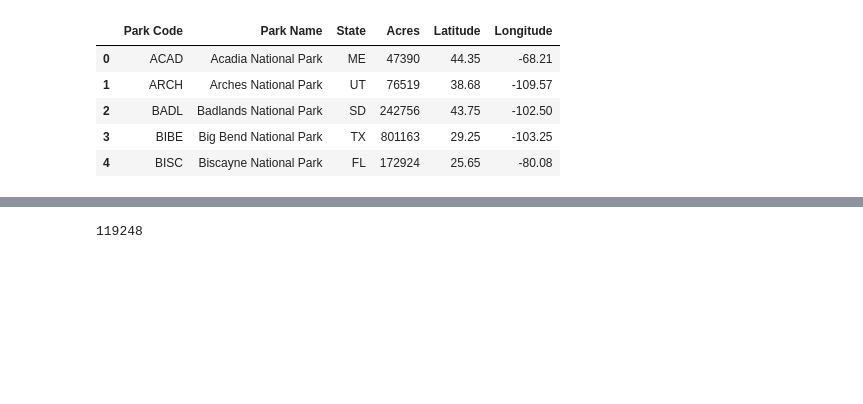
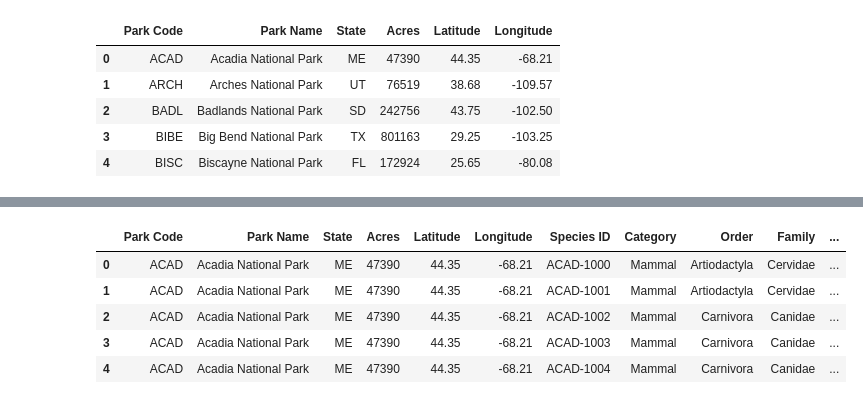
Before and after one commit to gabrielaza22/project-3-group-01, a Jupyter notebook: Data_engineering_eda/Q3.ipynb, the cells around one changed output, grey strips where cells are left out. Drawn from its saved outputs; the diff is of its cells as text; code cells hidden in the pictures; blank space fills up the shorter version.

```diff
--- a/Data_engineering_eda/Q3.ipynb
+++ b/Data_engineering_eda/Q3.ipynb
@@ -13,6 +13,6 @@ from sqlalchemy.orm import Session
 from sqlalchemy import create_engine, text, inspect, func
 # %%
 # Read the CSV files
-df1 = pd.read_csv('Resources/parks.csv')
-df = pd.read_csv('Resources/species.csv')
+parks_df = pd.read_csv('Resources/parks.csv')
+species_df = pd.read_csv('Resources/species.csv')
 # %%
@@ -35,5 +35,5 @@ df.head()
 | 4 | ACAD-1004 | Acadia National Park | Mammal | Carnivora | Canidae | Vulpes vulpes | Black Fox, Cross Fox, Eastern Red... | Approved | ... |
 # %%
 #drop_list = ["Record Status", "Occurrence", "Nativeness", "Abundance", "Seasonality"]
-df.drop(["Record Status", "Occurrence", "Nativeness", "Abundance", "Seasonality"], axis=1, inplace=True)
+species_df.drop(["Record Status", "Occurrence", "Nativeness", "Abundance", "Seasonality"], axis=1, inplace=True)
 # %%
@@ -45,12 +45,13 @@ df.head()
 | 2 | ACAD-1002 | Acadia National Park | Mammal | Carnivora | Canidae | Canis latrans | Coyote, Eastern Coyote | Species of Concern |
 | 3 | ACAD-1003 | Acadia National Park | Mammal | Carnivora | Canidae | Canis lupus | Eastern Timber Wolf, Gray Wolf, T... | Endangered |
 | 4 | ACAD-1004 | Acadia National Park | Mammal | Carnivora | Canidae | Vulpes vulpes | Black Fox, Cross Fox, Eastern Red... | NaN |
-# %%
-# Create engine for connection to the SQLite
-engine = create_engine('sqlite:///national_parks_2.sqlite')
-
-# Save the dataframes to the database
-df1.to_sql('parks', engine, index=False, if_exists='replace')
-df.to_sql('species', engine, index=False, if_exists='replace')
-# %% [output]
-119248
+# %%
+merged_df = pd.merge(parks_df, species_df, on="Park Name")
+merged_df.head()
+# %% [output]
+|  | Park Code | Park Name | State | Acres | Latitude | Longitude | Species ID | Category | Order | Family | ... |
+| 0 | ACAD | Acadia National Park | ME | 47390 | 44.35 | -68.21 | ACAD-1000 | Mammal | Artiodactyla | Cervidae | ... |
+| 1 | ACAD | Acadia National Park | ME | 47390 | 44.35 | -68.21 | ACAD-1001 | Mammal | Artiodactyla | Cervidae | ... |
+| 2 | ACAD | Acadia National Park | ME | 47390 | 44.35 | -68.21 | ACAD-1002 | Mammal | Carnivora | Canidae | ... |
+| 3 | ACAD | Acadia National Park | ME | 47390 | 44.35 | -68.21 | ACAD-1003 | Mammal | Carnivora | Canidae | ... |
+| 4 | ACAD | Acadia National Park | ME | 47390 | 44.35 | -68.21 | ACAD-1004 | Mammal | Carnivora | Canidae | ... |
```
Also changed, not shown: parts of 23 cells of this notebook, 7 other files.
